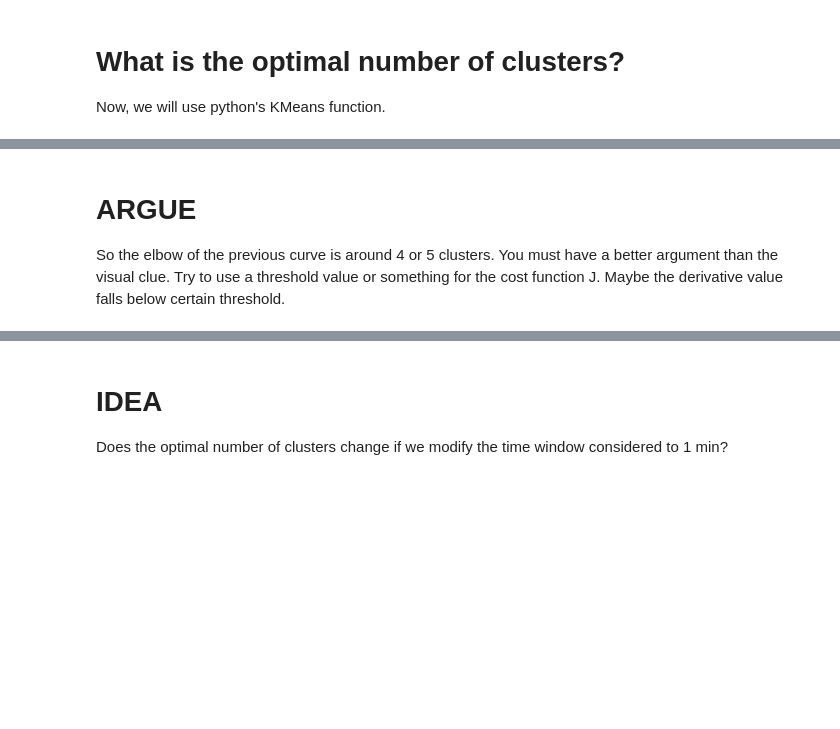
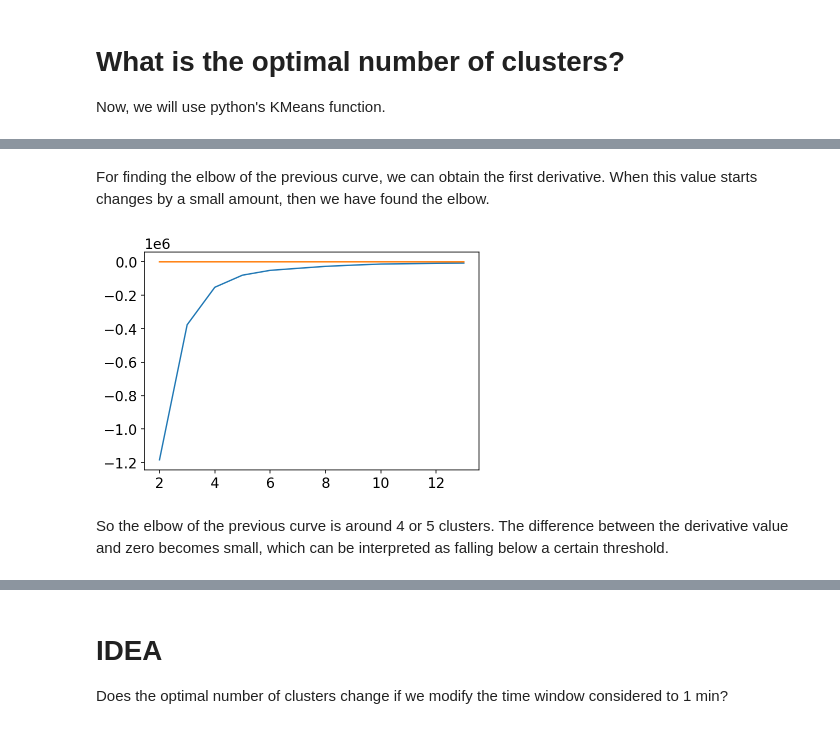
Before and after one commit to DanidelRio/Heart, a Jupyter notebook: json_analysis.ipynb, the cells around one changed output, grey strips where cells are left out. Cells and saved outputs as stored; diff of their text form; code cells hidden in the pictures; blank space fills up the shorter version.

```diff
--- a/json_analysis.ipynb
+++ b/json_analysis.ipynb
@@ -631,6 +672,21 @@ plt.show()
+# %% [markdown]
+For finding the elbow of the previous curve, we can obtain the first derivative. When this value starts changes by a small amount, then we have found the elbow.
+# %%
+def firstDerivative(x):
+    deriv = np.zeros(len(x)-1)
+    for i in range(len(x)-1):
+        deriv[i] = x[i+1] - x[i]
+    return deriv
+# %%
+deriv1 = firstDerivative(J[2:])
+# %%
+plt.plot([i+2 for i in range(12)], deriv1, label = "First derivative")
+plt.plot([2,13], [2,0], label="zero reference")
+plt.show()
+# %% [output]
+[figure, added]
 # %% [markdown]
-# ARGUE
-So the elbow of the previous curve is around 4 or 5 clusters. You must have a better argument than the visual clue. Try to use a threshold value or something for the cost function J. Maybe the derivative value falls below certain threshold.
+So the elbow of the previous curve is around 4 or 5 clusters. The difference between the derivative value and zero becomes small, which can be interpreted as falling below a certain threshold.
 # %%
 K = 4
 kmeans = KMeans(n_clusters=K, random_state=0, algorithm="full").fit(ndata)
```
Also changed, not shown: parts of 25 cells of this notebook.
